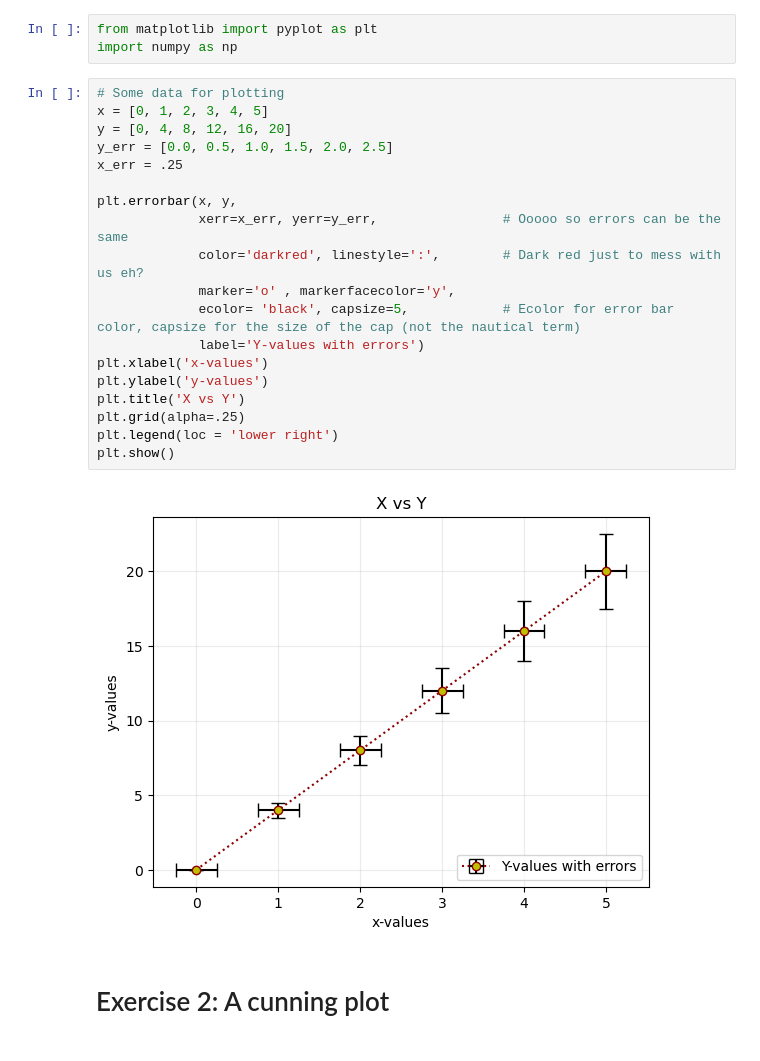
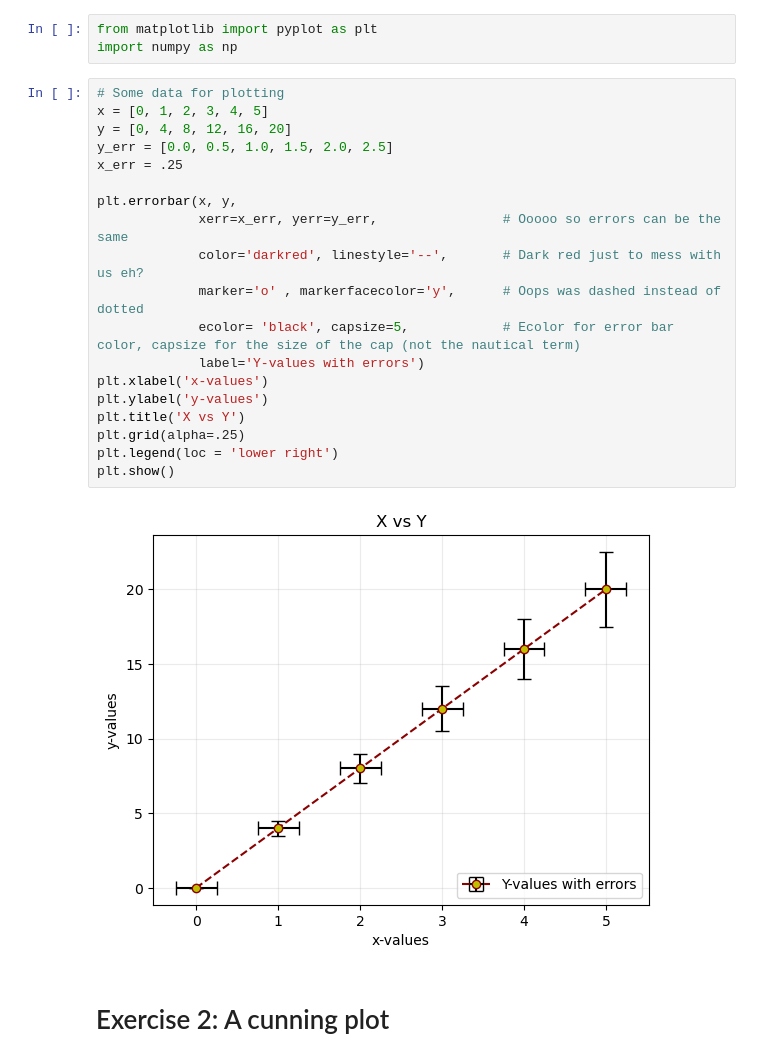
Before and after one commit to SPS-SP2273/learning-portfolio-Venetaris, a Jupyter notebook: 7.2_plotting__exercises/plotting_(need)_exercises.ipynb, the cells around one changed output. Saved outputs shown, nothing was run; the diff lists cells and outputs as text.

```diff
--- a/7.2_plotting__exercises/plotting_(need)_exercises.ipynb
+++ b/7.2_plotting__exercises/plotting_(need)_exercises.ipynb
@@ -8,24 +8,24 @@ import numpy as np
 # %%
 # Some data for plotting
 x = [0, 1, 2, 3, 4, 5]
 y = [0, 4, 8, 12, 16, 20]
 y_err = [0.0, 0.5, 1.0, 1.5, 2.0, 2.5]
 x_err = .25
 
 plt.errorbar(x, y,
              xerr=x_err, yerr=y_err,                # Ooooo so errors can be the same
-             color='darkred', linestyle=':',        # Dark red just to mess with us eh?
-             marker='o' , markerfacecolor='y',
+             color='darkred', linestyle='--',       # Dark red just to mess with us eh?
+             marker='o' , markerfacecolor='y',      # Oops was dashed instead of dotted
              ecolor= 'black', capsize=5,            # Ecolor for error bar color, capsize for the size of the cap (not the nautical term)
              label='Y-values with errors')
 plt.xlabel('x-values')
 plt.ylabel('y-values')
 plt.title('X vs Y')
 plt.grid(alpha=.25)
 plt.legend(loc = 'lower right')
 plt.show()
 # %% [output]
-[figure, old version]
+[figure, new version]
 # %% [markdown]
 # Exercise 2: A cunning plot
 # %% [markdown]
```
Also changed, not shown: parts of 1 cell of this notebook.
